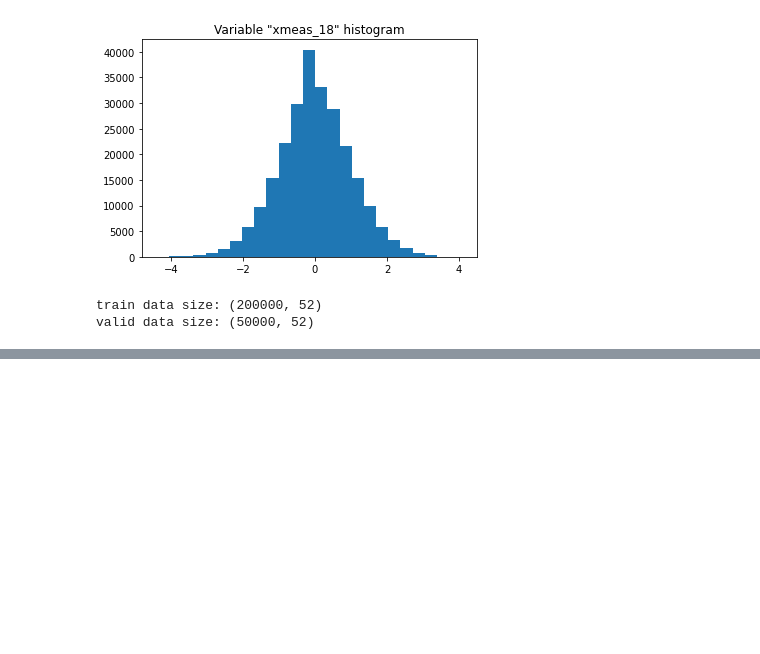
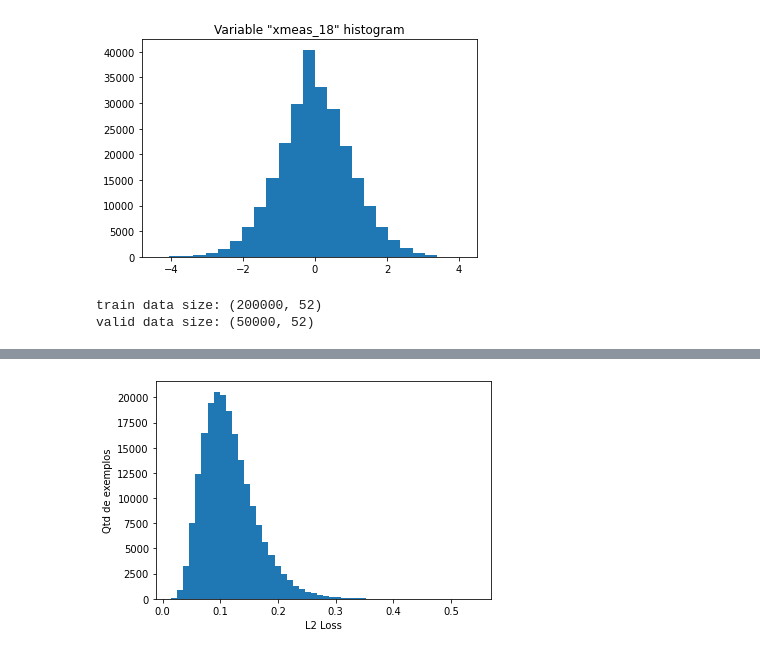
Before and after one commit to antonionicampos/anomaly-detection, a Jupyter notebook: model_training_tf.ipynb, the cells around one changed output, grey strips where cells are left out. Saved outputs shown, nothing was run; the diff lists cells and outputs as text; code cells hidden in the pictures; blank space fills up the shorter version.

```diff
--- a/model_training_tf.ipynb
+++ b/model_training_tf.ipynb
@@ -152,0 +148,10 @@ array([1.5082954 , 0.5703572 , 0.7611357 , 0.3313443 , 1.1946443 ,
+# %%
+reconstructions = model.predict(train_data)
+train_loss = tf.keras.losses.mse(reconstructions, train_data)
+
+plt.hist(train_loss[None,:], bins=50)
+plt.xlabel("L2 Loss")
+plt.ylabel("Qtd de exemplos")
+plt.show()
+# %% [output]
+[figure, added]
```
Also changed, not shown: parts of 8 cells of this notebook.
